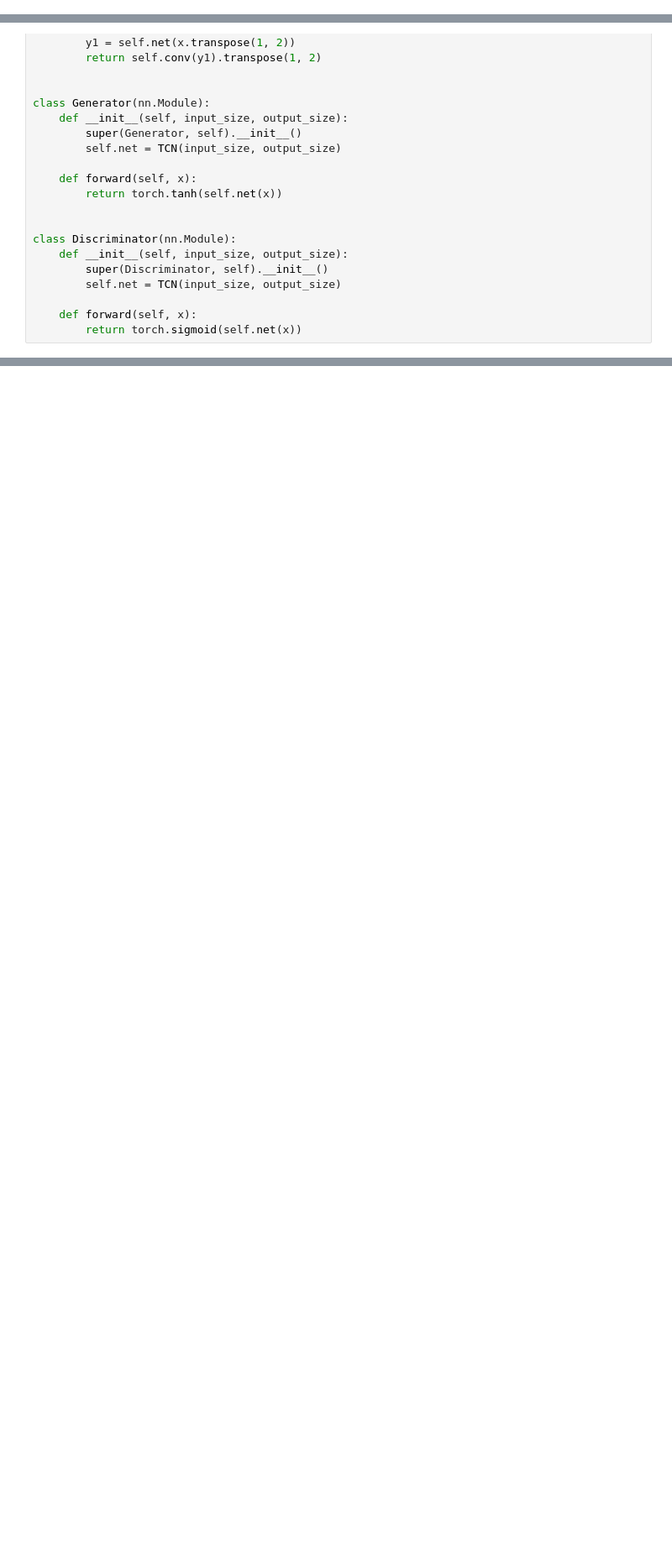
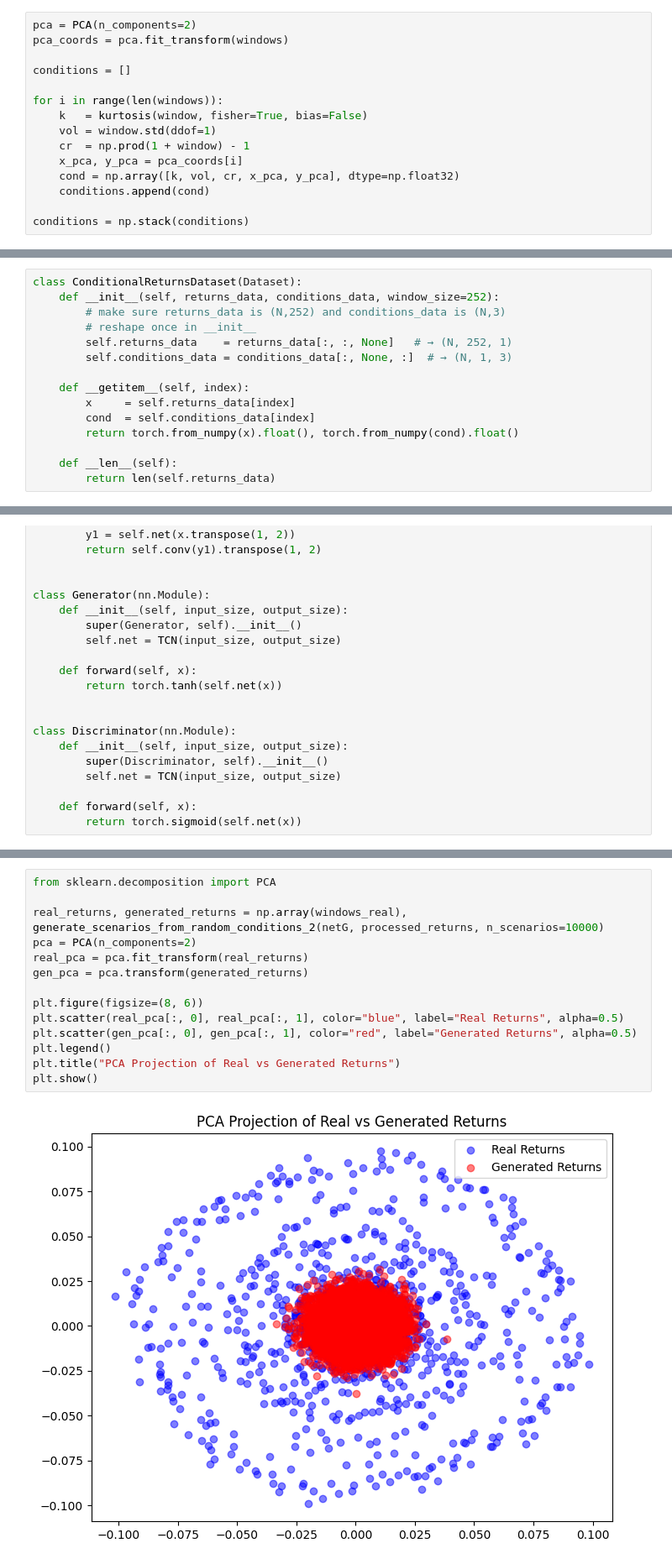
Before and after one commit to nickaskari/master-thesis, a Jupyter notebook: internal_models/CGANs/quantGAN.ipynb, the cells around one changed output, grey strips where cells are left out. Shown at 84% size. Cells and saved outputs as stored; diff of their text form; blank space fills up the shorter version.

```diff
--- a/internal_models/CGANs/quantGAN.ipynb
+++ b/internal_models/CGANs/quantGAN.ipynb
@@ -124,0 +147,15 @@ plt.show()
+# %%
+pca = PCA(n_components=2)
+pca_coords = pca.fit_transform(windows)
+
+conditions = []
+
+for i in range(len(windows)):
+    k   = kurtosis(window, fisher=True, bias=False)
+    vol = window.std(ddof=1)
+    cr  = np.prod(1 + window) - 1
+    x_pca, y_pca = pca_coords[i]
+    cond = np.array([k, vol, cr, x_pca, y_pca], dtype=np.float32)
+    conditions.append(cond)
+
+conditions = np.stack(conditions)
@@ -125,3 +180,18 @@ plt.show()
+# %%
+class ConditionalReturnsDataset(Dataset):
+    def __init__(self, returns_data, conditions_data, window_size=252):
+        # make sure returns_data is (N,252) and conditions_data is (N,3)
+        # reshape once in __init__
+        self.returns_data    = returns_data[:, :, None]   # → (N, 252, 1)
+        self.conditions_data = conditions_data[:, None, :]  # → (N, 1, 3)
+
+    def __getitem__(self, index):
+        x     = self.returns_data[index]
+        cond  = self.conditions_data[index]
+        return torch.from_numpy(x).float(), torch.from_numpy(cond).float()
+
+    def __len__(self):
+        return len(self.returns_data)
 # %%
 # Dataset class
 class ReturnsDataset(Dataset):
@@ -373,0 +452,16 @@ comp_df = compare_distributions(returns, horizons=[1, 5, 20, 50, 100, 252])
+# %%
+from sklearn.decomposition import PCA
+
+real_returns, generated_returns = np.array(windows_real), generate_scenarios_from_random_conditions_2(netG, processed_returns, n_scenarios=10000)
+pca = PCA(n_components=2)
+real_pca = pca.fit_transform(real_returns)
+gen_pca = pca.transform(generated_returns)
+
+plt.figure(figsize=(8, 6))
+plt.scatter(real_pca[:, 0], real_pca[:, 1], color="blue", label="Real Returns", alpha=0.5)
+plt.scatter(gen_pca[:, 0], gen_pca[:, 1], color="red", label="Generated Returns", alpha=0.5)
+plt.legend()
+plt.title("PCA Projection of Real vs Generated Returns")
+plt.show()
+# %% [output]
+[figure, added]
```
Also changed, not shown: parts of 19 cells of this notebook, 3 other files.
